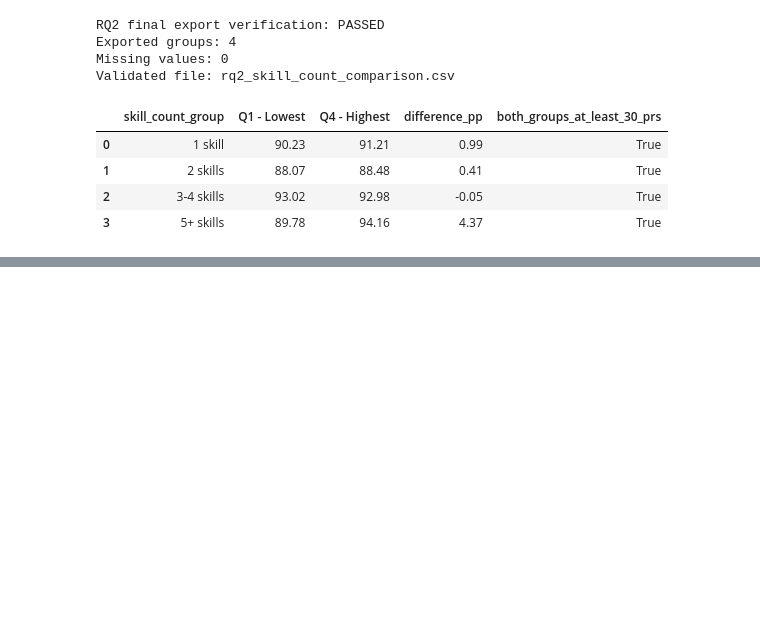
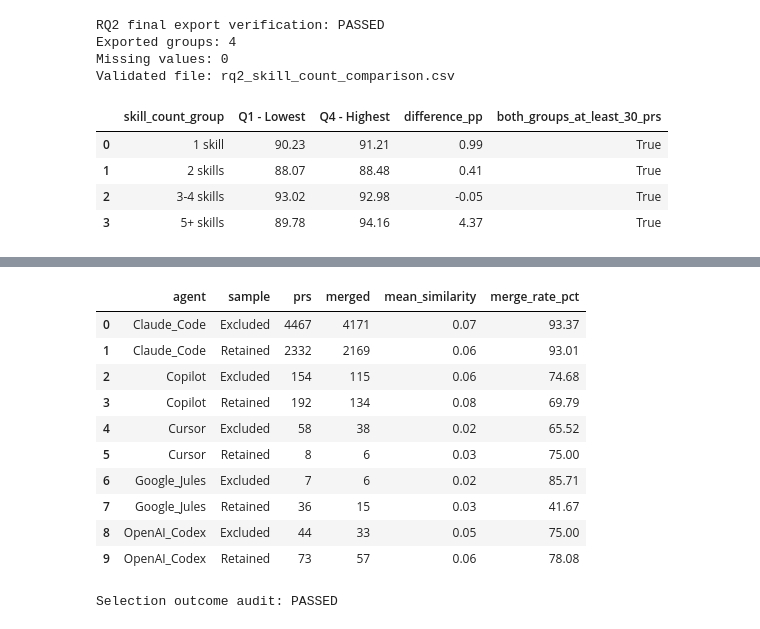
Before and after one commit to ribarb65/agent-skills-pr-acceptance, a Jupyter notebook: notebooks/02_rq2_analysis.ipynb, the cells around one changed output, grey strips where cells are left out. Saved outputs shown, nothing was run; the diff lists cells and outputs as text; code cells hidden in the pictures; blank space fills up the shorter version.

```diff
--- a/notebooks/02_rq2_analysis.ipynb
+++ b/notebooks/02_rq2_analysis.ipynb
@@ -2791,0 +2876,16 @@ Validated file: rq2_skill_count_comparison.csv
+# %%
+conservative_matches = best_matches[
+    best_matches["pr_id"].isin(conservative_pairs["pr_id"])
+].copy()
+
+print("Conservative matches:", len(conservative_matches))
+print("Unique PRs:", conservative_matches["pr_id"].nunique())
+print("Duplicate PR IDs:", conservative_matches["pr_id"].duplicated().sum())
+
+missing = set(conservative_pairs["pr_id"]) - set(conservative_matches["pr_id"])
+print("Missing PRs:", len(missing))
+
+assert conservative_matches["pr_id"].nunique() == 2641
+assert len(missing) == 0
+
+print("Similarity sample validation: PASSED")
@@ -2791,0 +3065,47 @@ Validated file: rq2_skill_count_comparison.csv
+# %%
+pr_outcomes = pr_skill_pairs[
+    ["pr_id", "merged_30d"]
+].drop_duplicates()
+
+assert pr_outcomes["pr_id"].is_unique
+
+selection_outcomes = score_audit.merge(
+    pr_outcomes,
+    on="pr_id",
+    how="left",
+    validate="one_to_one"
+)
+
+assert len(selection_outcomes) == 7371
+assert selection_outcomes["merged_30d"].notna().all()
+
+selection_comparison = (
+    selection_outcomes.groupby(["agent", "sample"])
+    .agg(
+        prs=("pr_id", "size"),
+        merged=("merged_30d", "sum"),
+        mean_similarity=("similarity_score", "mean")
+    )
+    .reset_index()
+)
+
+selection_comparison["merge_rate_pct"] = (
+    100 * selection_comparison["merged"] / selection_comparison["prs"]
+)
+
+display(selection_comparison.round(2))
+
+print("Selection outcome audit: PASSED")
+# %% [output]
+|  | agent | sample | prs | merged | mean_similarity | merge_rate_pct |
+| 0 | Claude_Code | Excluded | 4467 | 4171 | 0.07 | 93.37 |
+| 1 | Claude_Code | Retained | 2332 | 2169 | 0.06 | 93.01 |
+| 2 | Copilot | Excluded | 154 | 115 | 0.06 | 74.68 |
+| 3 | Copilot | Retained | 192 | 134 | 0.08 | 69.79 |
+| 4 | Cursor | Excluded | 58 | 38 | 0.02 | 65.52 |
+| 5 | Cursor | Retained | 8 | 6 | 0.03 | 75.00 |
+| 6 | Google_Jules | Excluded | 7 | 6 | 0.02 | 85.71 |
+| 7 | Google_Jules | Retained | 36 | 15 | 0.03 | 41.67 |
+| 8 | OpenAI_Codex | Excluded | 44 | 33 | 0.05 | 75.00 |
+| 9 | OpenAI_Codex | Retained | 73 | 57 | 0.06 | 78.08 |
+Selection outcome audit: PASSED
```
Also changed, not shown: parts of 8 cells of this notebook, 1 other file.
